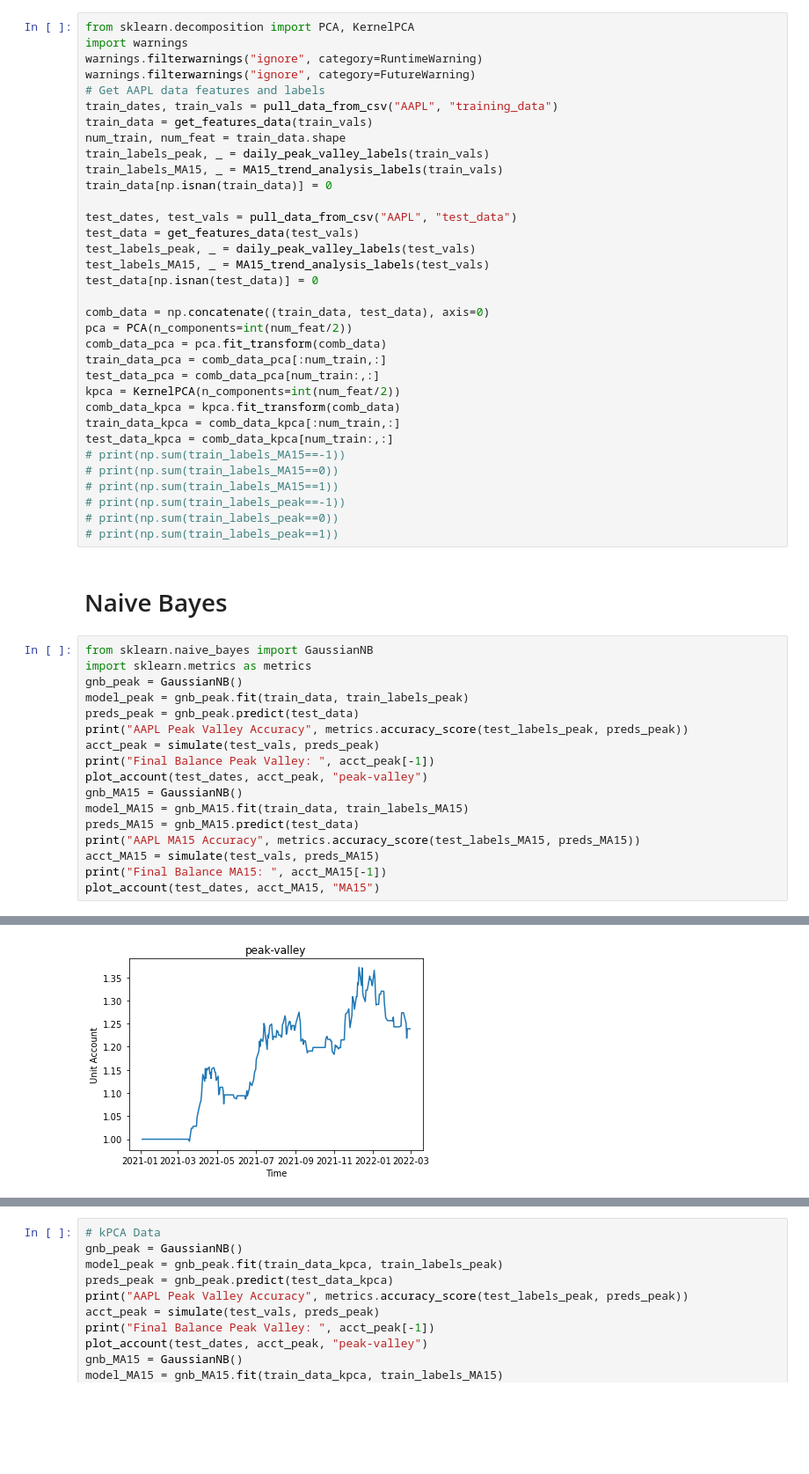
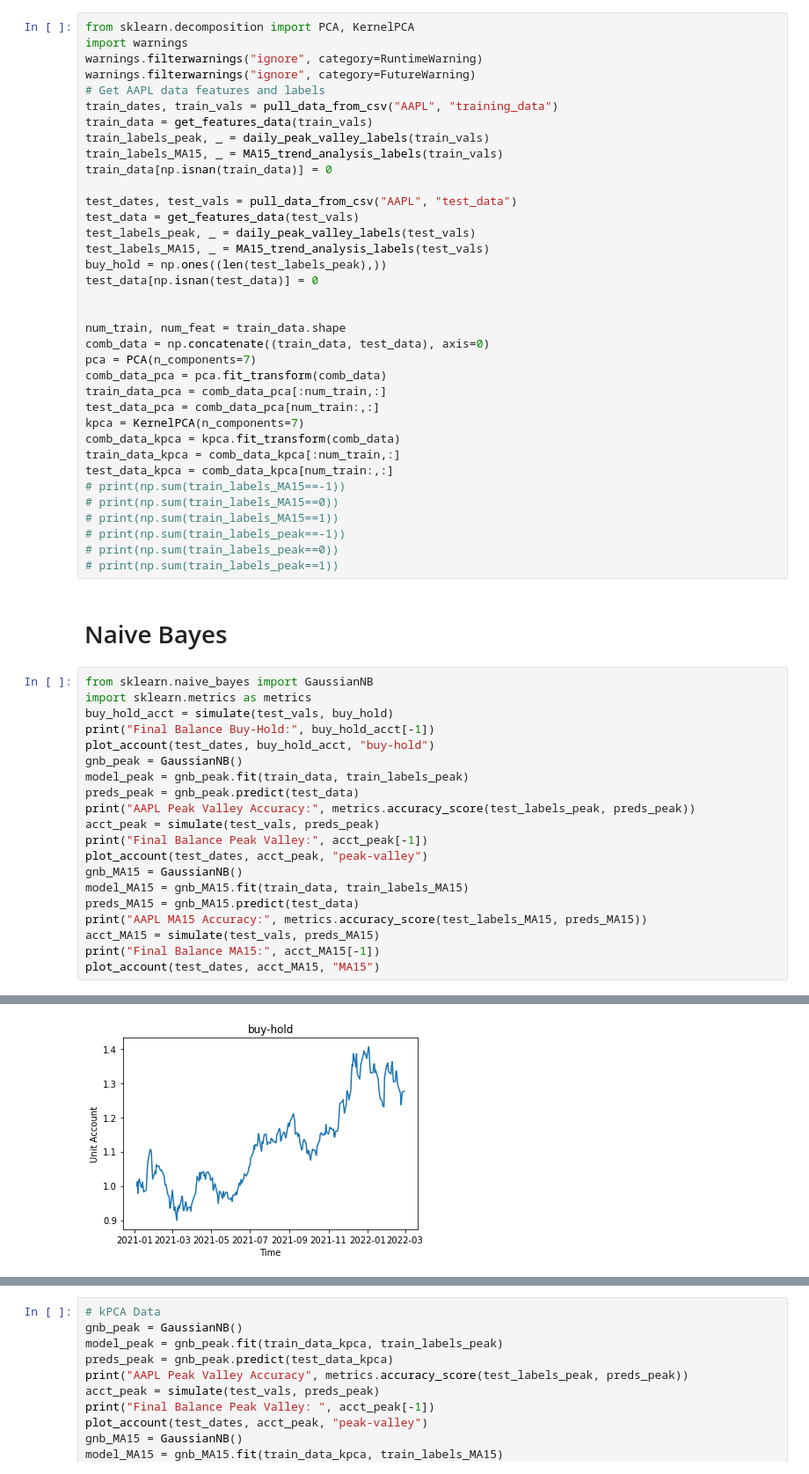
Before and after one commit to ishawng/ml-technical-analysis, a Jupyter notebook: src/Supervised.ipynb, the cells around one changed output, grey strips where cells are left out. Shown at 88% size. Cells and saved outputs as stored; diff of their text form; blank space fills up the shorter version.

```diff
--- a/src/Supervised.ipynb
+++ b/src/Supervised.ipynb
@@ -15,7 +15,6 @@ warnings.filterwarnings("ignore", category=FutureWarning)
 # Get AAPL data features and labels
 train_dates, train_vals = pull_data_from_csv("AAPL", "training_data")
 train_data = get_features_data(train_vals)
-num_train, num_feat = train_data.shape
 train_labels_peak, _ = daily_peak_valley_labels(train_vals)
 train_labels_MA15, _ = MA15_trend_analysis_labels(train_vals)
 train_data[np.isnan(train_data)] = 0
@@ -24,14 +23,17 @@ test_dates, test_vals = pull_data_from_csv("AAPL", "test_data")
 test_data = get_features_data(test_vals)
 test_labels_peak, _ = daily_peak_valley_labels(test_vals)
 test_labels_MA15, _ = MA15_trend_analysis_labels(test_vals)
+buy_hold = np.ones((len(test_labels_peak),))
 test_data[np.isnan(test_data)] = 0
 
+
+num_train, num_feat = train_data.shape
 comb_data = np.concatenate((train_data, test_data), axis=0)
-pca = PCA(n_components=int(num_feat/2))
+pca = PCA(n_components=7)
 comb_data_pca = pca.fit_transform(comb_data)
 train_data_pca = comb_data_pca[:num_train,:]
 test_data_pca = comb_data_pca[num_train:,:]
-kpca = KernelPCA(n_components=int(num_feat/2))
+kpca = KernelPCA(n_components=7)
 comb_data_kpca = kpca.fit_transform(comb_data)
 train_data_kpca = comb_data_kpca[:num_train,:]
 test_data_kpca = comb_data_kpca[num_train:,:]
@@ -46,18 +48,21 @@ test_data_kpca = comb_data_kpca[num_train:,:]
 # %%
 from sklearn.naive_bayes import GaussianNB
 import sklearn.metrics as metrics
+buy_hold_acct = simulate(test_vals, buy_hold)
+print("Final Balance Buy-Hold:", buy_hold_acct[-1])
+plot_account(test_dates, buy_hold_acct, "buy-hold")
 gnb_peak = GaussianNB()
 model_peak = gnb_peak.fit(train_data, train_labels_peak)
 preds_peak = gnb_peak.predict(test_data)
-print("AAPL Peak Valley Accuracy", metrics.accuracy_score(test_labels_peak, preds_peak))
+print("AAPL Peak Valley Accuracy:", metrics.accuracy_score(test_labels_peak, preds_peak))
 acct_peak = simulate(test_vals, preds_peak)
-print("Final Balance Peak Valley: ", acct_peak[-1])
+print("Final Balance Peak Valley:", acct_peak[-1])
 plot_account(test_dates, acct_peak, "peak-valley")
 gnb_MA15 = GaussianNB()
 model_MA15 = gnb_MA15.fit(train_data, train_labels_MA15)
 preds_MA15 = gnb_MA15.predict(test_data)
-print("AAPL MA15 Accuracy", metrics.accuracy_score(test_labels_MA15, preds_MA15))
+print("AAPL MA15 Accuracy:", metrics.accuracy_score(test_labels_MA15, preds_MA15))
 acct_MA15 = simulate(test_vals, preds_MA15)
-print("Final Balance MA15: ", acct_MA15[-1])
+print("Final Balance MA15:", acct_MA15[-1])
 plot_account(test_dates, acct_MA15, "MA15")
 # %% [output]
@@ -66 +70 @@ Final Balance Peak Valley:  1.2388783852693122
-[figure, old version]
+[figure, new version]
```
Also changed, not shown: parts of 18 cells of this notebook, 1 other file.
